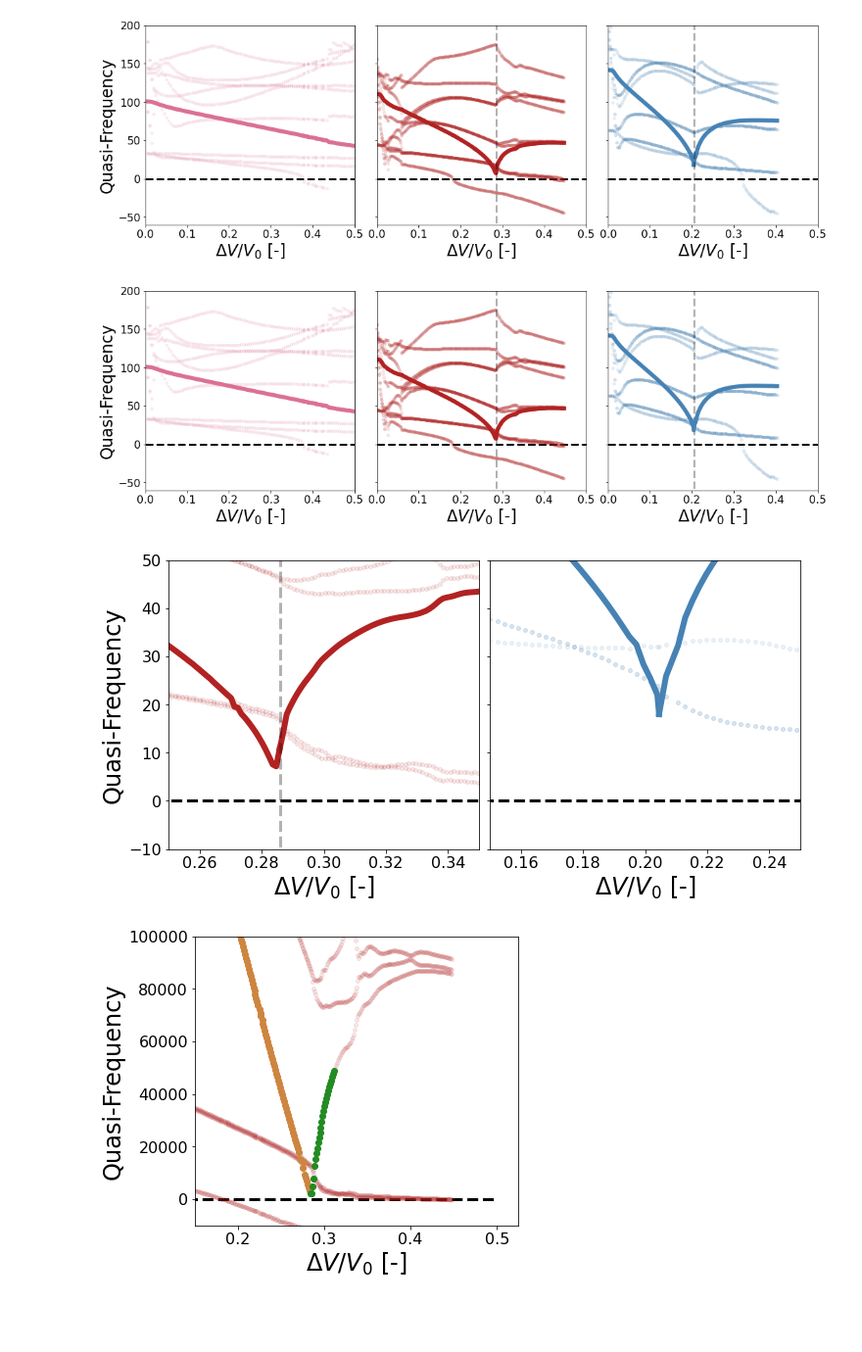
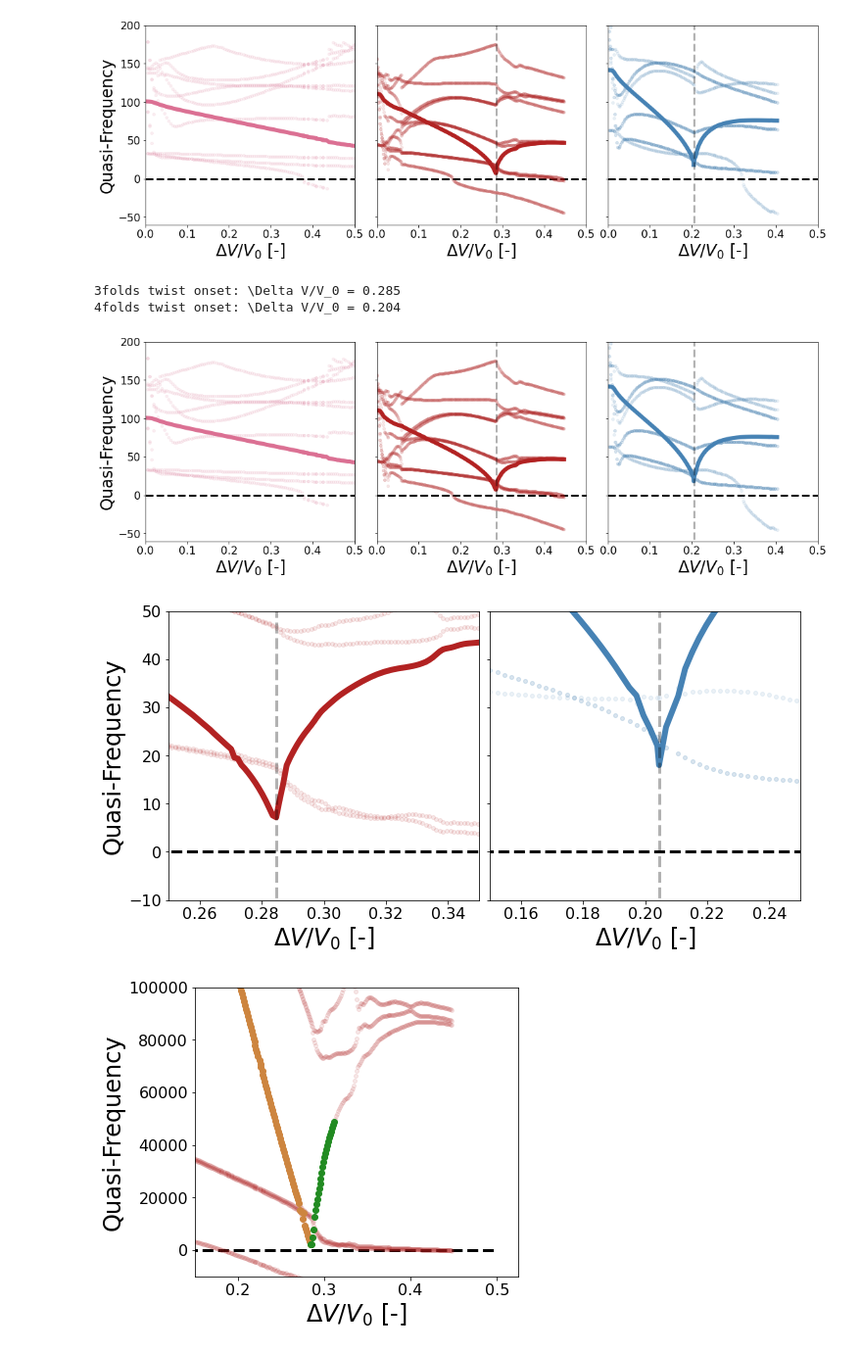
Before and after one commit to bertoldi-collab/buckling-cylinders, a Jupyter notebook: figure_making_paper.ipynb, the cells around one changed output. Shown at 98% size. Drawn from its saved outputs; the diff is of its cells as text; code cells hidden in the pictures; blank space fills up the shorter version.

```diff
--- a/figure_making_paper.ipynb
+++ b/figure_making_paper.ipynb
@@ -80,11 +80,14 @@ def plot_exp_pv(axis, num_folds):
     axis.plot(data_all['vol_norm'], data_all['pressure'], '--', label = 'Experiment', linewidth = linewidth_all, color = color)
     axis.fill_between(data_all['vol_norm'], data_all['pressure'] + data_all['pressure_std'], data_all['pressure'] - data_all['pressure_std'], alpha = 0.3, color = color)
 
-def plot_sim_pv(axis, num_folds, idx_end = 0):
-    color = colors_all[num_folds - 2]
+def plot_sim_pv(axis, num_folds, idx_end = 0, static = False, color = None):
+    if color is None: color = colors_all[num_folds - 2]
+    if static:
+        data = np.load(f'{folder_out}/sim_{num_folds}folds_freq.npz')
+    else:
+        data = np.load(f'{folder_out}/sim_{num_folds}folds_data.npz')
+    idx_end = idx_end + len(data['vol_norm'])
 
-    data = np.load(f'{folder_out}/sim_{num_folds}folds_data.npz')
-    idx_end = idx_end + len(data['vol_norm'])
     axis.plot(data['vol_norm'][:idx_end], data['pressure'][:idx_end], label = 'FEM', color = color, linewidth = linewidth_all)
 
 def plot_exp_dv(axes, num_folds, select_fac = 1):
@@ -97,10 +100,13 @@ def plot_exp_dv(axes, num_folds, select_fac = 1):
     axes[1].plot(data_all['vol_norm'][::select_fac], data_all['twist'][::select_fac], '--', label = 'Experiment', linewidth = linewidth_all, color = color)
     axes[1].fill_between(data_all['vol_norm'][::select_fac], data_all['twist'][::select_fac] + data_all['twist_std'][::select_fac], data_all['twist'][::select_fac] - data_all['twist_std'][::select_fac], alpha = 0.3, color = color)
 
-def plot_sim_dv(axes, num_folds, flip = 1, idx_end = 0):
-    color = colors_all[num_folds - 2]
+def plot_sim_dv(axes, num_folds, flip = 1, idx_end = 0, static = False, color = None):
+    if color is None: color = colors_all[num_folds - 2]
 
-    data = np.load(f'{folder_out}/sim_{num_folds}folds_data.npz')
+    if static:
+        data = np.load(f'{folder_out}/sim_{num_folds}folds_freq.npz')
+    else:
+        data = np.load(f'{folder_out}/sim_{num_folds}folds_data.npz')
     idx_end = idx_end + len(data['vol_norm'])
     axes[0].plot(data['vol_norm'][:idx_end], 100 * data['contraction_strain'][:idx_end], label = 'FEM', color = color, linewidth = linewidth_all)
     axes[1].plot(data['vol_norm'][:idx_end], flip * data['twist_deg'][:idx_end], label = 'FEM', color = color, linewidth = linewidth_all)
@@ -112,7 +118,7 @@ def plot_freq(axis, num_folds, rescale = True, alpha = 0.1):
         if rescale: freq_plot = data['eigval_rescale'][:,j]
         else: freq_plot = data['eigval'][:,j]
         # axis.plot(data['vol_norm'], freq_plot, '--', color = color, linewidth = linewidth_all, alpha = alpha)
-        axis.plot(data['vol_norm'], freq_plot, '.', color = color, markersize = markersize_all, alpha = alpha)
+        axis.plot(data['vol_norm_freq'], freq_plot, '.', color = color, markersize = markersize_all, alpha = alpha)
 
 def plot_highlighted_mode(axis, num_folds, rescale = True, i_initial = None, j_initial = None, idx_end = -1, num_pts = 2, select_fac = 1, color = None):
     extra_thickness = 3
@@ -123,7 +129,7 @@ def plot_highlighted_mode(axis, num_folds, rescale = True, i_initial = None, j_i
     if rescale: mode_plot = rescale_eigenvalue(data['eigval'][i_all[cut_idx],j_all[cut_idx]])
     else: mode_plot = data['eigval'][i_all[cut_idx],j_all[cut_idx]]
     # axis.plot(data['vol_norm'][i_all[cut_idx]], mode_plot, 'o', color = color, linewidth = linewidth_all + extra_thickness)
-    axis.plot(data['vol_norm'][i_all[cut_idx]], mode_plot, color = color, linewidth = linewidth_all + extra_thickness)
+    axis.plot(data['vol_norm_freq'][i_all[cut_idx]], mode_plot, color = color, linewidth = linewidth_all + extra_thickness)
     return i_all[cut_idx[-1]]
 
 def make_highlighted_mode(num_folds, i_initial = None, j_initial = None, idx_end = -1, num_pts = 2, select_fac = 1, color = None):
@@ -131,7 +137,7 @@ def make_highlighted_mode(num_folds, i_initial = None, j_initial = None, idx_end
     data = np.load(f'{folder_out}/sim_{num_folds}folds_freq.npz')
     num_samp = int((np.shape(data['eigval'])[0] - i_initial[-1] + idx_end))
     i_all, j_all, cut_idx = highlight_mode(data['eigval'], i_initial, j_initial, num_samp, num_pts = num_pts, select_fac = select_fac)
-    return (i_all[cut_idx[-1]], data['vol_norm'][i_all[cut_idx]], data['eigval'][i_all[cut_idx],j_all[cut_idx]])
+    return (i_all[cut_idx[-1]], data['vol_norm_freq'][i_all[cut_idx]], data['eigval'][i_all[cut_idx],j_all[cut_idx]])
 
 def plot_single_mode(axis, num_folds, vol_data, eig_data, rescale = True, color = None, vert_line = False):
     extra_thickness = 3
@@ -139,10 +145,9 @@ def plot_single_mode(axis, num_folds, vol_data, eig_data, rescale = True, color
     if rescale: mode_plot = rescale_eigenvalue(eig_data)
     else: mode_plot = eig_data
 
-
+    axis.plot(vol_data, mode_plot, color = color, linewidth = linewidth_all + extra_thickness)
     if vert_line:
         plot_vert_line_freq(axis, num_folds, np.nanargmin(eig_data), alpha = 0.3)
-    axis.plot(vol_data, mode_plot, color = color, linewidth = linewidth_all + extra_thickness)
 
 def plot_highlighted_mode_piecewise(axis, num_folds, i_initial_0, j_initial_all, num_pts_all, select_fac_all, idx_end_all, vert_line = False):
     color = colors_all[num_folds - 2]
@@ -165,7 +170,8 @@ def plot_highlighted_mode_piecewise(axis, num_folds, i_initial_0, j_initial_all,
 
 def plot_vert_line_freq(axis, num_folds, idx_vert, ylim_bottom = -100, ylim_top = 500, alpha = 1):
     data = np.load(f'{folder_out}/sim_{num_folds}folds_freq.npz')
-    axis.vlines(data['vol_norm'][idx_vert], ylim_bottom, ylim_top, 'k', '--', linewidth = linewidth_all, alpha = alpha)
+    print(f"{num_folds}folds twist onset: \Delta V/V_0 = {data['vol_norm_freq'][idx_vert]:.3f}")
+    axis.vlines(data['vol_norm_freq'][idx_vert], ylim_bottom, ylim_top, 'k', '--', linewidth = linewidth_all, alpha = alpha)
 # %%
 '''improve plot fxns'''
 def improve_plot_multi(axis, xlabel = '', ylabel = '', ylim_top = None, ylim_bottom = None, xlim_left = None, xlim_right = None, sharex = False, sharey = False):
@@ -874,35 +892,31 @@ plot_highlighted_mode_piecewise(ax[2], 4, [0,1], [[2,2], [0,2]], [4,2], [1,1], [
 
 improve_plot_multi(ax, xlabel = '$\Delta V/V_0$ [-]', ylabel = 'Quasi-Frequency', ylim_top = 200, ylim_bottom = -60, xlim_left = 0, xlim_right = 0.5, sharey = True)
 
-# fig.savefig(f'{folder_out}/freq_all.png', dpi = 300)
+fig.savefig(f'{folder_out}/freq_all.png', dpi = 300)
 # %% [output]
+3folds twist onset: \Delta V/V_0 = 0.285
+4folds twist onset: \Delta V/V_0 = 0.204
 [figure]
 # %%
 fig, ax = plt.subplots(1,2,figsize = figsize_two, constrained_layout = True, sharey = True)
 
 for axis in ax: axis.hlines(0,0,0.5, 'k', '--', linewidth = linewidth_all)
 
 
 plot_freq(ax[0], 3)
 
 plot_freq(ax[1], 4)
 
 
-idx_paste = plot_highlighted_mode(ax[0], 3, i_initial = [0,1], j_initial = [2,2], idx_end = -320, num_pts = 20)
-idx_paste = plot_highlighted_mode(ax[0], 3, i_initial = [idx_paste, idx_paste + 1], j_initial = [5,5], select_fac = 4, idx_end = -190)
-idx_paste = plot_highlighted_mode(ax[0], 3, i_initial = [idx_paste, idx_paste + 1], j_initial = [3,3], select_fac = 2, num_pts = 4, idx_end = -145)
-plot_highlighted_mode(ax[0], 3, i_initial = [idx_paste, idx_paste + 1], j_initial = [1,1])
-plot_vert_line_freq(ax[0], 3, idx_paste, alpha = 0.3)
+plot_highlighted_mode_piecewise(ax[0], 3, [0,1], [[2,2], [5,5], [3,3], [1,1]], [20, 2, 4, 2], [1, 4, 2, 1], [-320, -190, -145, -1], vert_line = True)
 
-idx_paste = plot_highlighted_mode(ax[1], 4, i_initial = [0,1], j_initial = [2,2], num_pts = 4, idx_end = -109)
-plot_highlighted_mode(ax[1], 4, i_initial = [idx_paste, idx_paste + 1], j_initial = [0,2])
-# plot_vert_line_freq(ax[1], 4, idx_paste, alpha = 0.3)
+plot_highlighted_mode_piecewise(ax[1], 4, [0,1], [[2,2], [0,2]], [4,2], [1,1], [-109, -1], vert_line = True)
 
 improve_plot_multi(ax, xlabel = '$\Delta V/V_0$ [-]', ylabel = 'Quasi-Frequency', ylim_top = 50, ylim_bottom = -10, xlim_left = [0.25, 0.15], xlim_right = [0.35, 0.25], sharey = True)
 
 fig.savefig(f'{folder_out}/freq_34_zoomed.png', dpi = 300, facecolor = 'white')
 # %% [output]
-[figure, old version]
+[figure, new version]
 # %%
 fig, ax = plt.subplots(figsize = figsize_whole, constrained_layout = True, sharey = True)
 
```
Also changed, not shown: parts of 3 cells of this notebook, 11 other files.
